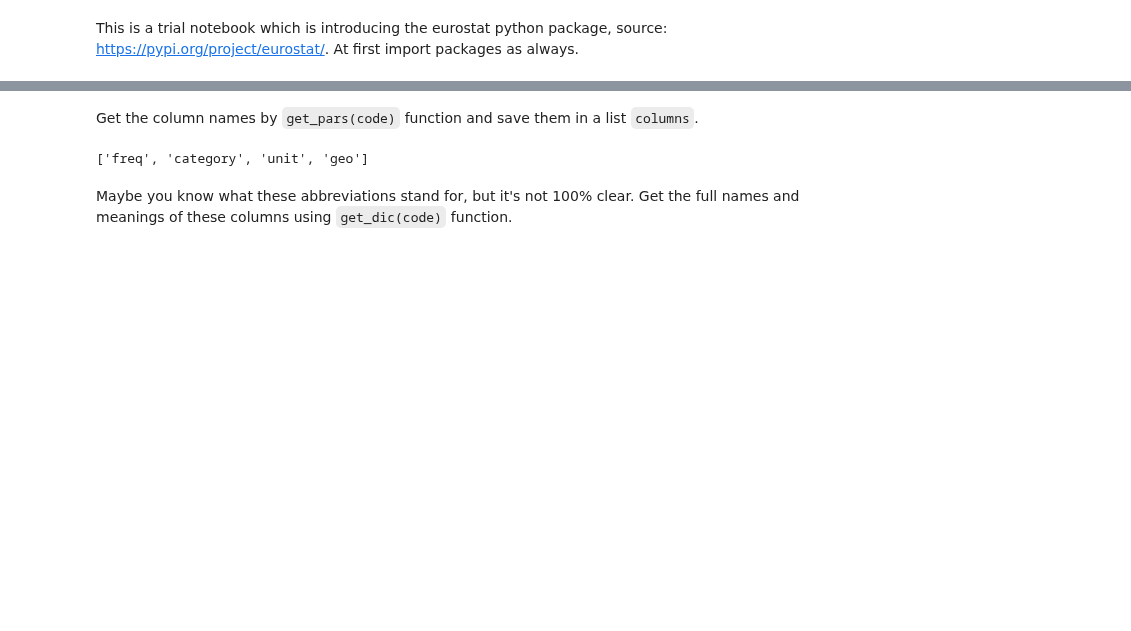
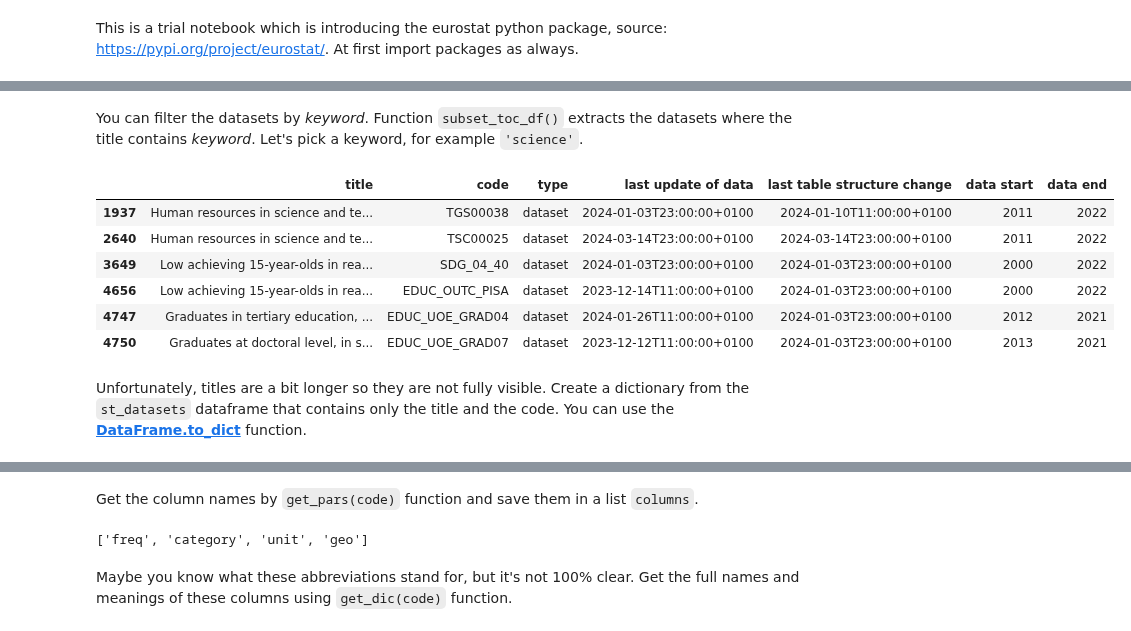
Before and after one commit to GISAdamToth/ArcGIS_Notebooks_thesis, a Jupyter notebook: eurostat/eurostat.ipynb, the cells around one changed output, grey strips where cells are left out. Saved outputs shown, nothing was run; the diff lists cells and outputs as text; code cells hidden in the pictures; blank space fills up the shorter version.

````diff
--- a/eurostat/eurostat.ipynb
+++ b/eurostat/eurostat.ipynb
@@ -34,0 +31,15 @@ data
+# %% [markdown]
+You can filter the datasets by *keyword*. Function ```subset_toc_df()``` extracts the datasets where the title contains *keyword*. Let's pick a keyword, for example ```'science'```.
+# %%
+st_datasets = eurostat.subset_toc_df(toc_df, 'science')
+st_datasets
+# %% [output]
+|  | title | code | type | last update of data | last table structure change | data start | data end |
+| 1937 | Human resources in science and te... | TGS00038 | dataset | 2024-01-03T23:00:00+0100 | 2024-01-10T11:00:00+0100 | 2011 | 2022 |
+| 2640 | Human resources in science and te... | TSC00025 | dataset | 2024-03-14T23:00:00+0100 | 2024-03-14T23:00:00+0100 | 2011 | 2022 |
+| 3649 | Low achieving 15-year-olds in rea... | SDG_04_40 | dataset | 2024-01-03T23:00:00+0100 | 2024-01-03T23:00:00+0100 | 2000 | 2022 |
+| 4656 | Low achieving 15-year-olds in rea... | EDUC_OUTC_PISA | dataset | 2023-12-14T11:00:00+0100 | 2024-01-03T23:00:00+0100 | 2000 | 2022 |
+| 4747 | Graduates in tertiary education, ... | EDUC_UOE_GRAD04 | dataset | 2024-01-26T11:00:00+0100 | 2024-01-03T23:00:00+0100 | 2012 | 2021 |
+| 4750 | Graduates at doctoral level, in s... | EDUC_UOE_GRAD07 | dataset | 2023-12-12T11:00:00+0100 | 2024-01-03T23:00:00+0100 | 2013 | 2021 |
+# %% [markdown]
+Unfortunately, titles are a bit longer so they are not fully visible. Create a dictionary from the ```st_datasets``` dataframe that contains only the title and the code. You can use the [**DataFrame.to_dict**](https://pandas.pydata.org/docs/reference/api/pandas.DataFrame.to_dict.html) function.
````
Also changed, not shown: parts of 11 cells of this notebook, 1 other file.
